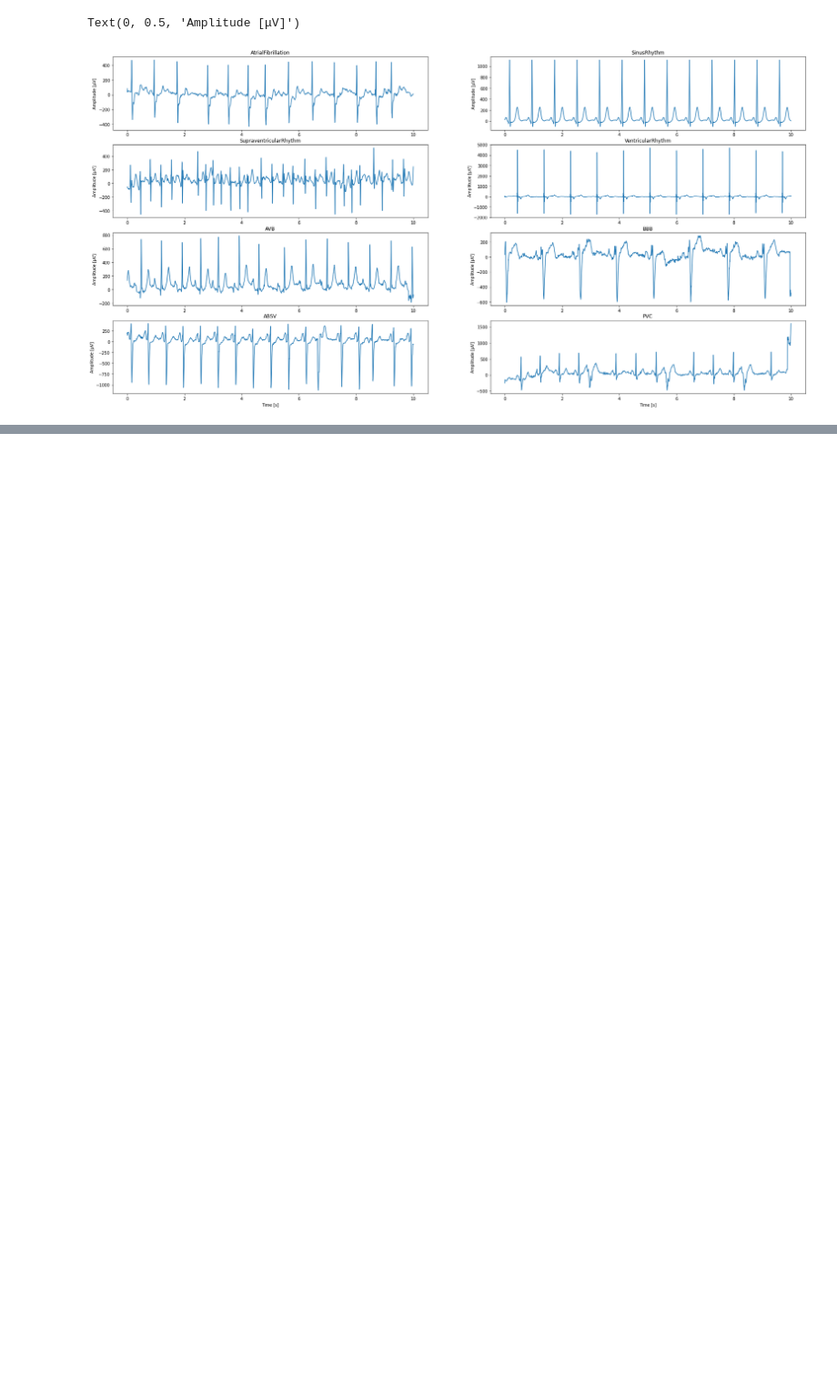
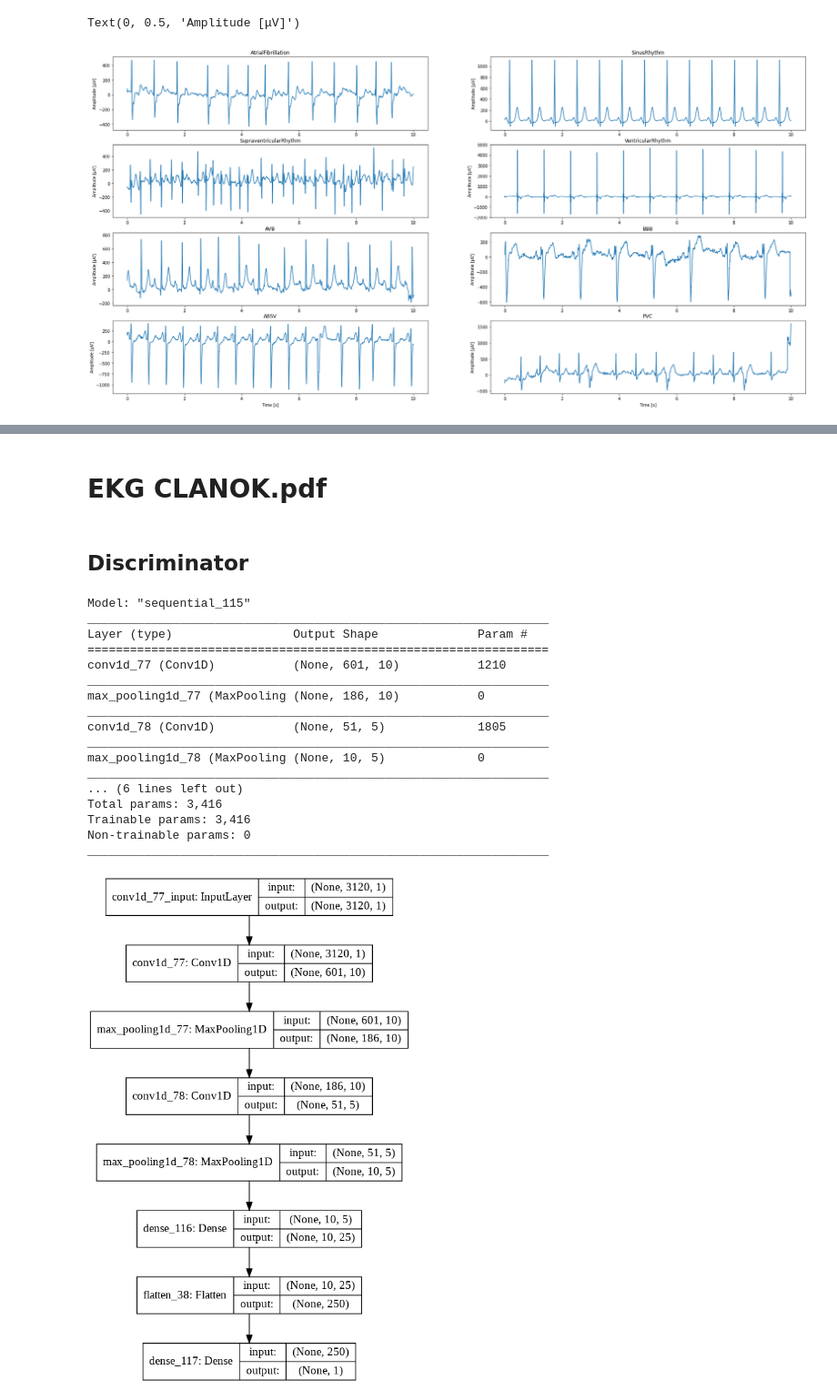
Before and after one commit to Shegy12/GAN-for-generating-artificial-ECG-data, a Jupyter notebook: GANy.ipynb, the cells around one changed output, grey strips where cells are left out. Shown: that part at 91% size. Drawn from its saved outputs; the diff is of its cells as text; code cells hidden in the pictures; blank space fills up the shorter version.

```diff
--- a/GANy.ipynb
+++ b/GANy.ipynb
@@ -465,0 +489,79 @@ print('Names of labels ->' + str(labels_names))
+# %% [markdown]
+# **EKG CLANOK.pdf**
+# %% [markdown]
+## Discriminator
+# %%
+#keras
+from keras.models import Sequential
+from keras.layers import Conv1D
+from keras.layers import TimeDistributed
+from keras.layers import MaxPooling1D
+from keras.layers import Dense
+from keras.layers import Softmax
+from keras.layers import Flatten
+from keras.layers import LeakyReLU
+from keras.utils.vis_utils import plot_model
+from keras.optimizers import Adam
+
+
+# not sure if input_shape=(1,3120,1)
+# kernel_size=120?? An integer or tuple/list of a single integer, specifying the length of the 1D convolution window.
+# strana 6 "zero padding  is set to 0"
+# activation =??? asi ziadna, nebola spomenuta
+
+def define_discriminator(n_inputs=2):
+  model = Sequential()
+  model.add(Conv1D(input_shape=(3120,1),filters=10, kernel_size=120, strides=5, padding='valid', data_format='channels_last', dilation_rate=1, activation=None, use_bias=True, kernel_initializer='glorot_uniform', bias_initializer='zeros', kernel_regularizer=None, bias_regularizer=None, activity_regularizer=None, kernel_constraint=None, bias_constraint=None))
+  model.add(MaxPooling1D(pool_size=46, strides=3, padding='valid', data_format='channels_last'))
+  model.add(Conv1D(filters=5, kernel_size=36, strides=3, padding='valid', data_format='channels_last', dilation_rate=1, activation=None, use_bias=True, kernel_initializer='glorot_uniform', bias_initializer='zeros', kernel_regularizer=None, bias_regularizer=None, activity_regularizer=None, kernel_constraint=None, bias_constraint=None))
+  model.add(MaxPooling1D(pool_size=24, strides=3, padding='valid', data_format='channels_last'))
+  #model.add(Dense(25))
+  #model.add(Dense(25, activation='sigmoid'))
+  #model.add(TimeDistributed(Dense(25)))
+  model.add(Dense(25, activation=None, use_bias=True, kernel_initializer='glorot_uniform', bias_initializer='zeros', kernel_regularizer=None, bias_regularizer=None, activity_regularizer=None, kernel_constraint=None, bias_constraint=None))
+  model.add(Flatten())
+  model.add(Dense(1, activation='softmax'))
+  # compile model
+  model.compile(loss='binary_crossentropy', optimizer=Adam(lr=0.0002, beta_1=0.5), metrics=['accuracy'])
+  return model
+
+# def define_discriminator(n_inputs=2):
+#     model = Sequential()
+#     model.add(Dense(25,  kernel_initializer='he_uniform', input_dim=n_inputs))
+#     model.add(LeakyReLU(alpha=0.01))
+#     model.add(Dense(15,  kernel_initializer='he_uniform'))
+#     model.add(LeakyReLU(alpha=0.01))
+#     model.add(Dense(10,  kernel_initializer='he_uniform'))
+#     model.add(LeakyReLU(alpha=0.01))
+#     model.add(Dense(5,  kernel_initializer='he_uniform'))
+#     model.add(LeakyReLU(alpha=0.01))
+#     model.add(Dense(1, activation='sigmoid'))
+# 	# compile model
+#     model.compile(loss='binary_crossentropy', optimizer='adam', metrics=['accuracy'])
+#     return model
+
+# define the discriminator model
+discriminator_model = define_discriminator()
+# summarize the model
+discriminator_model.summary()
+# plot the model
+plot_model(discriminator_model, to_file='discriminator_plot.png', show_shapes=True, show_layer_names=True)
+# %% [output]
+Model: "sequential_115"
+_________________________________________________________________
+Layer (type)                 Output Shape              Param #
+=================================================================
+conv1d_77 (Conv1D)           (None, 601, 10)           1210
+_________________________________________________________________
+max_pooling1d_77 (MaxPooling (None, 186, 10)           0
+_________________________________________________________________
+conv1d_78 (Conv1D)           (None, 51, 5)             1805
+_________________________________________________________________
+max_pooling1d_78 (MaxPooling (None, 10, 5)             0
+_________________________________________________________________
+... (6 lines left out)
+Total params: 3,416
+Trainable params: 3,416
+Non-trainable params: 0
+_________________________________________________________________
+[figure, added]
```
Also changed, not shown: parts of 21 cells of this notebook.
